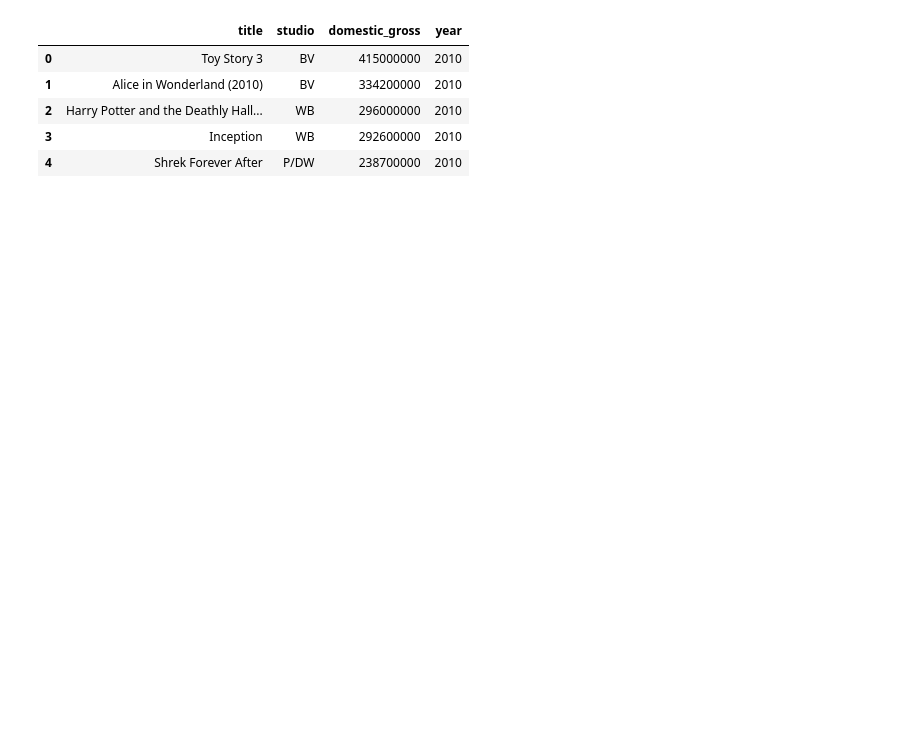
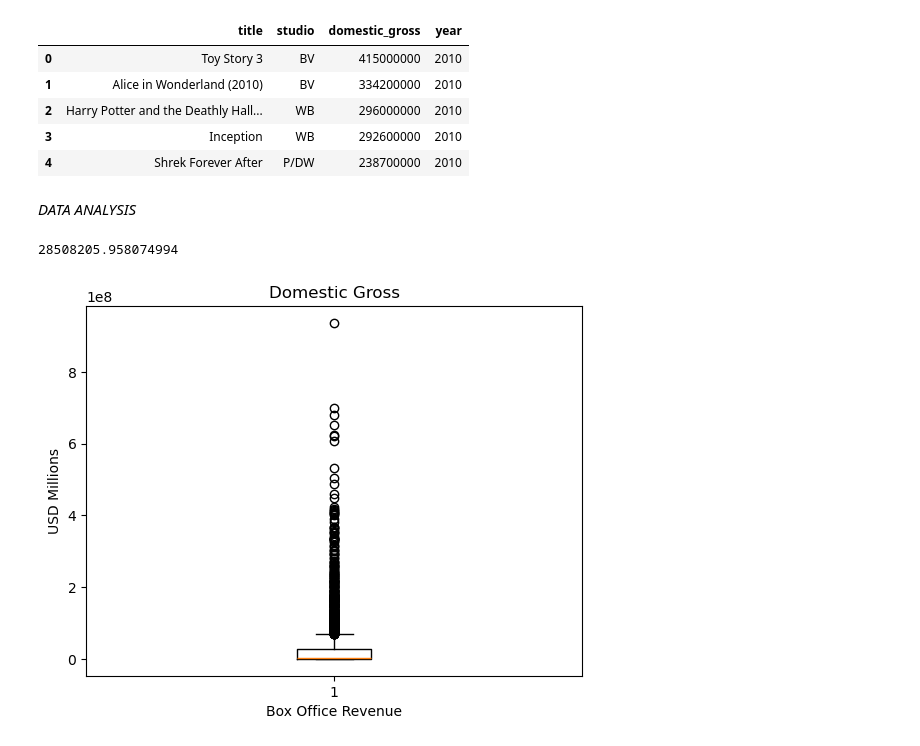
Before and after one commit to collinssigey/Project24, a Jupyter notebook: student-checkpoint.ipynb, the cells around one changed output. Drawn from its saved outputs; the diff is of its cells as text; code cells hidden in the pictures; blank space fills up the shorter version.

```diff
--- a/student-checkpoint.ipynb
+++ b/student-checkpoint.ipynb
@@ -173,3 +166,30 @@ df_movie_gross.head()
 | 2 | Harry Potter and the Deathly Hall... | WB | 296000000 | 2010 |
 | 3 | Inception | WB | 292600000 | 2010 |
 | 4 | Shrek Forever After | P/DW | 238700000 | 2010 |
+# %% [markdown]
+*DATA ANALYSIS*
+# %%
+max_gross = df_movie_gross["domestic_gross"].max()
+min_gross = df_movie_gross["domestic_gross"].min()
+
+mean_gross = df_movie_gross["domestic_gross"].mean()
+mode_gross = df_movie_gross["domestic_gross"].mode()
+
+print(mean_gross)
+# %% [output]
+28508205.958074994
+# %%
+import matplotlib.pyplot as plt
+
+# Create a box plot
+plt.boxplot(df_movie_gross['domestic_gross'])
+
+# Set title and labels
+plt.title('Domestic Gross')
+plt.xlabel('Box Office Revenue')
+plt.ylabel('USD Millions')
+
+# Display the plot
+plt.show()
+# %% [output]
+[figure, added]
```
Also changed, not shown: parts of 11 cells of this notebook, 5 other files.
